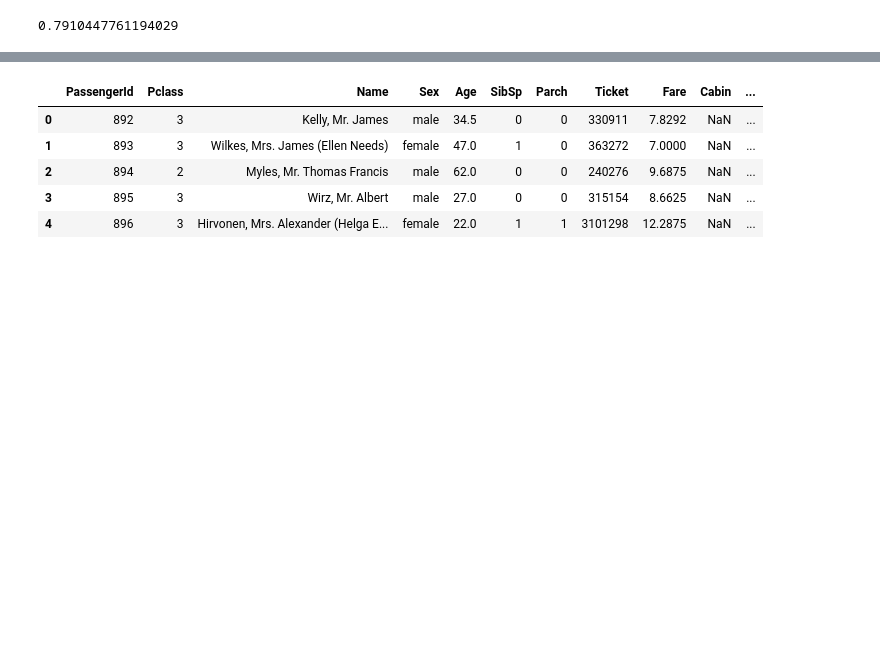
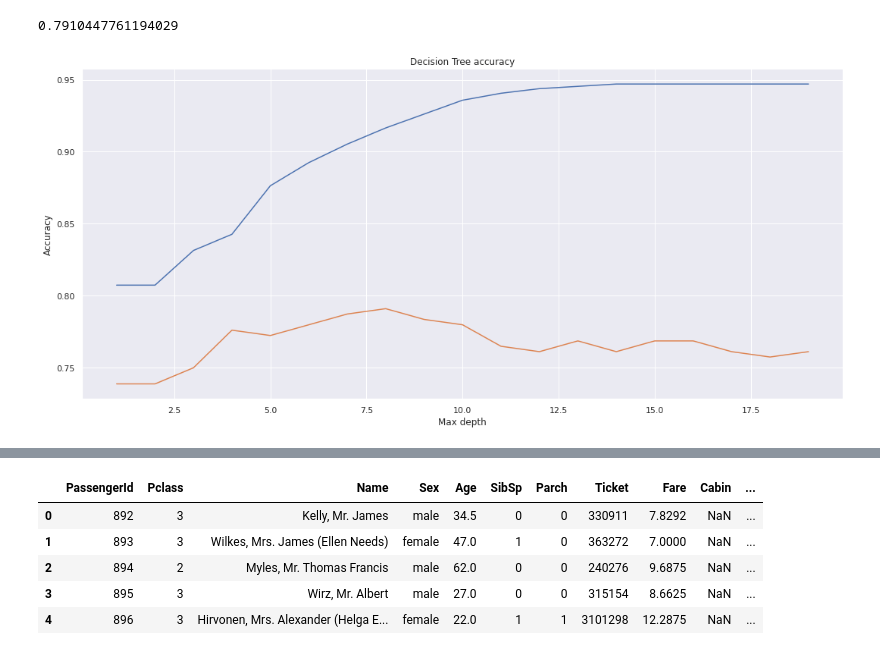
Before and after one commit to KangnamUniv-ML/Titanic-ML, a Jupyter notebook: notebook/Titanic Preprocessing and Decision Tree.ipynb, the cells around one changed output, grey strips where cells are left out. Drawn from its saved outputs; the diff is of its cells as text; code cells hidden in the pictures; blank space fills up the shorter version.

```diff
--- a/notebook/Titanic Preprocessing and Decision Tree.ipynb
+++ b/notebook/Titanic Preprocessing and Decision Tree.ipynb
@@ -227,3 +227,29 @@ decisionTree.score(x_train, y_train)
 decisionTree.score(x_test, y_test)
 # %% [output]
 0.7910447761194029
+# %%
+def decisionTreeBasedOnMaxDepth(depth, x_train, y_train, x_test, y_test):
+    decisionTree = DecisionTreeClassifier(random_state=42, max_depth=depth)
+    decisionTree.fit(x_train, y_train)
+    return [depth, decisionTree.score(x_train, y_train), decisionTree.score(x_test, y_test)]
+# %%
+accuracy = []
+for depth in range(1, 20):
+    accuracy.append(decisionTreeBasedOnMaxDepth(depth, x_train, y_train, x_test, y_test))
+# %%
+idx = []
+train_acc = []
+test_acc = []
+for acc in accuracy:
+    idx.append(acc[0])
+    train_acc.append(acc[1])
+    test_acc.append(acc[2])
+# %%
+plt.plot(idx, train_acc)
+plt.plot(idx, test_acc)
+plt.title('Decision Tree accuracy')
+plt.xlabel('Max depth')
+plt.ylabel('Accuracy')
+plt.show()
+# %% [output]
+[figure, added]
```
Also changed, not shown: parts of 7 cells of this notebook.
